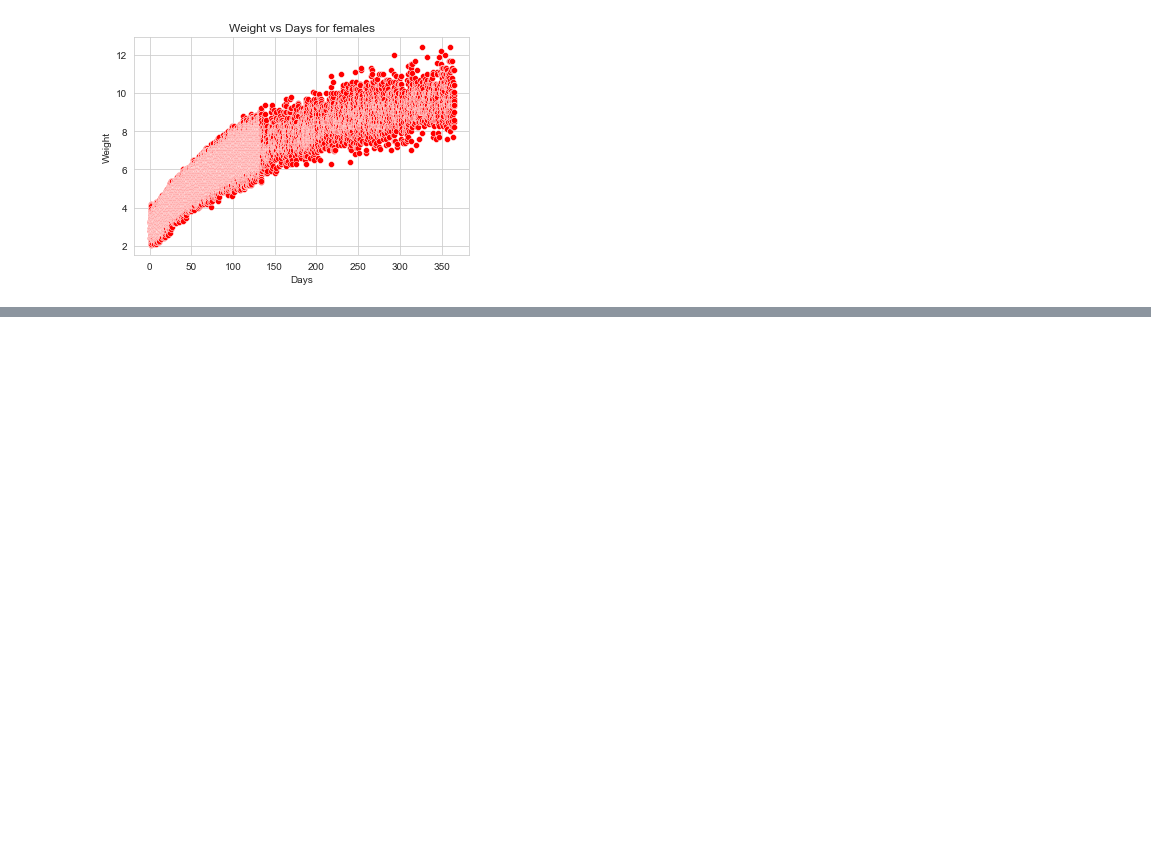
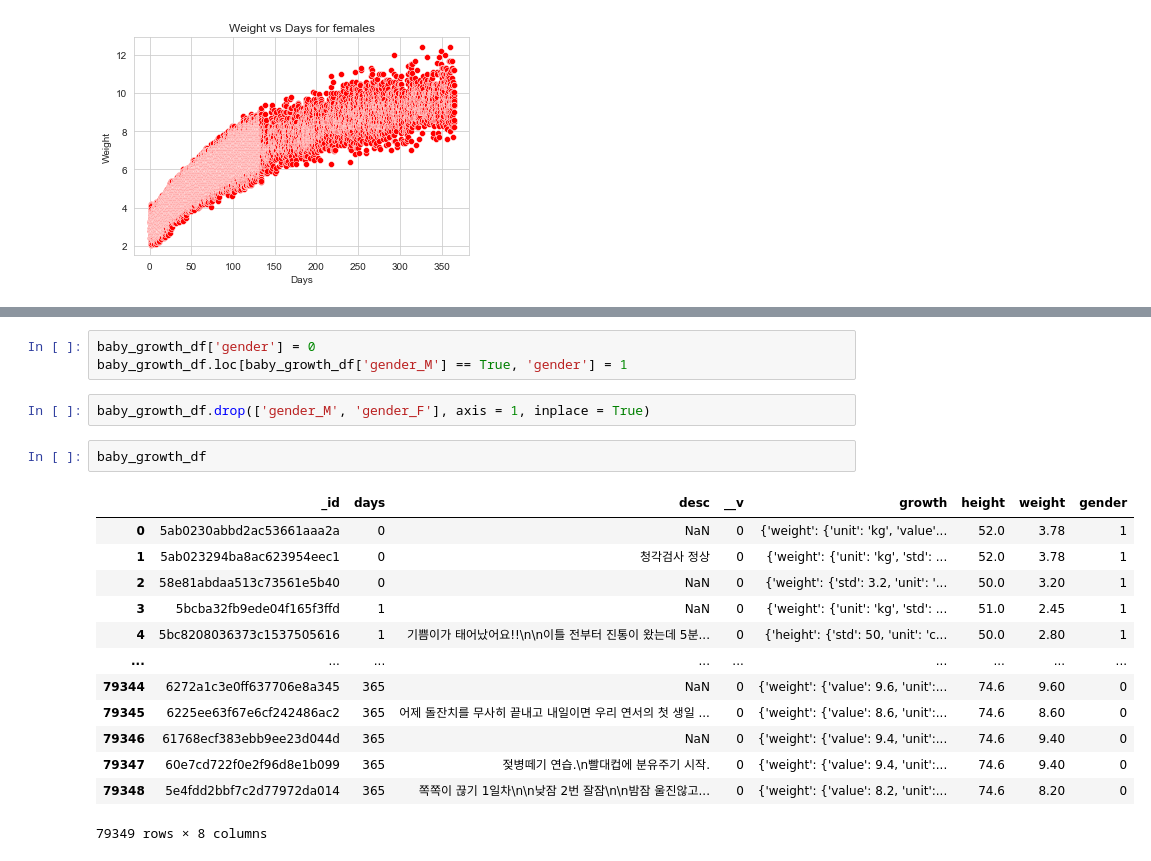
Before and after one commit to ChoKwonHwi/Capston_Project, a Jupyter notebook: ML_DL/EDA.ipynb, the cells around one changed output, grey strips where cells are left out. Drawn from its saved outputs; the diff is of its cells as text; blank space fills up the shorter version.

```diff
--- a/ML_DL/EDA.ipynb
+++ b/ML_DL/EDA.ipynb
@@ -486,0 +536,21 @@ plt.show()
+# %%
+baby_growth_df['gender'] = 0
+baby_growth_df.loc[baby_growth_df['gender_M'] == True, 'gender'] = 1
+# %%
+baby_growth_df.drop(['gender_M', 'gender_F'], axis = 1, inplace = True)
+# %%
+baby_growth_df
+# %% [output]
+|  | _id | days | desc | __v | growth | height | weight | gender |
+| 0 | 5ab0230abbd2ac53661aaa2a | 0 | NaN | 0 | {'weight': {'unit': 'kg', 'value'... | 52.0 | 3.78 | 1 |
+| 1 | 5ab023294ba8ac623954eec1 | 0 | 청각검사 정상 | 0 | {'weight': {'unit': 'kg', 'std': ... | 52.0 | 3.78 | 1 |
+| 2 | 58e81abdaa513c73561e5b40 | 0 | NaN | 0 | {'weight': {'std': 3.2, 'unit': '... | 50.0 | 3.20 | 1 |
+| 3 | 5bcba32fb9ede04f165f3ffd | 1 | NaN | 0 | {'weight': {'unit': 'kg', 'std': ... | 51.0 | 2.45 | 1 |
+| 4 | 5bc8208036373c1537505616 | 1 | 기쁨이가 태어났어요!!\n\n이틀 전부터 진통이 왔는데 5분... | 0 | {'height': {'std': 50, 'unit': 'c... | 50.0 | 2.80 | 1 |
+| ... | ... | ... | ... | ... | ... | ... | ... | ... |
+| 79344 | 6272a1c3e0ff637706e8a345 | 365 | NaN | 0 | {'weight': {'value': 9.6, 'unit':... | 74.6 | 9.60 | 0 |
+| 79345 | 6225ee63f67e6cf242486ac2 | 365 | 어제 돌잔치를 무사히 끝내고 내일이면 우리 연서의 첫 생일 ... | 0 | {'weight': {'value': 8.6, 'unit':... | 74.6 | 8.60 | 0 |
+| 79346 | 61768ecf383ebb9ee23d044d | 365 | NaN | 0 | {'weight': {'value': 9.4, 'unit':... | 74.6 | 9.40 | 0 |
+| 79347 | 60e7cd722f0e2f96d8e1b099 | 365 | 젖병떼기 연습.\n빨대컵에 분유주기 시작. | 0 | {'weight': {'value': 9.4, 'unit':... | 74.6 | 9.40 | 0 |
+| 79348 | 5e4fdd2bbf7c2d77972da014 | 365 | 쪽쪽이 끊기 1일차\n\n낮잠 2번 잘잠\n\n밤잠 울진않고... | 0 | {'weight': {'value': 8.2, 'unit':... | 74.6 | 8.20 | 0 |
+79349 rows × 8 columns
```
Also changed, not shown: parts of 10 cells of this notebook, 1 other file.
